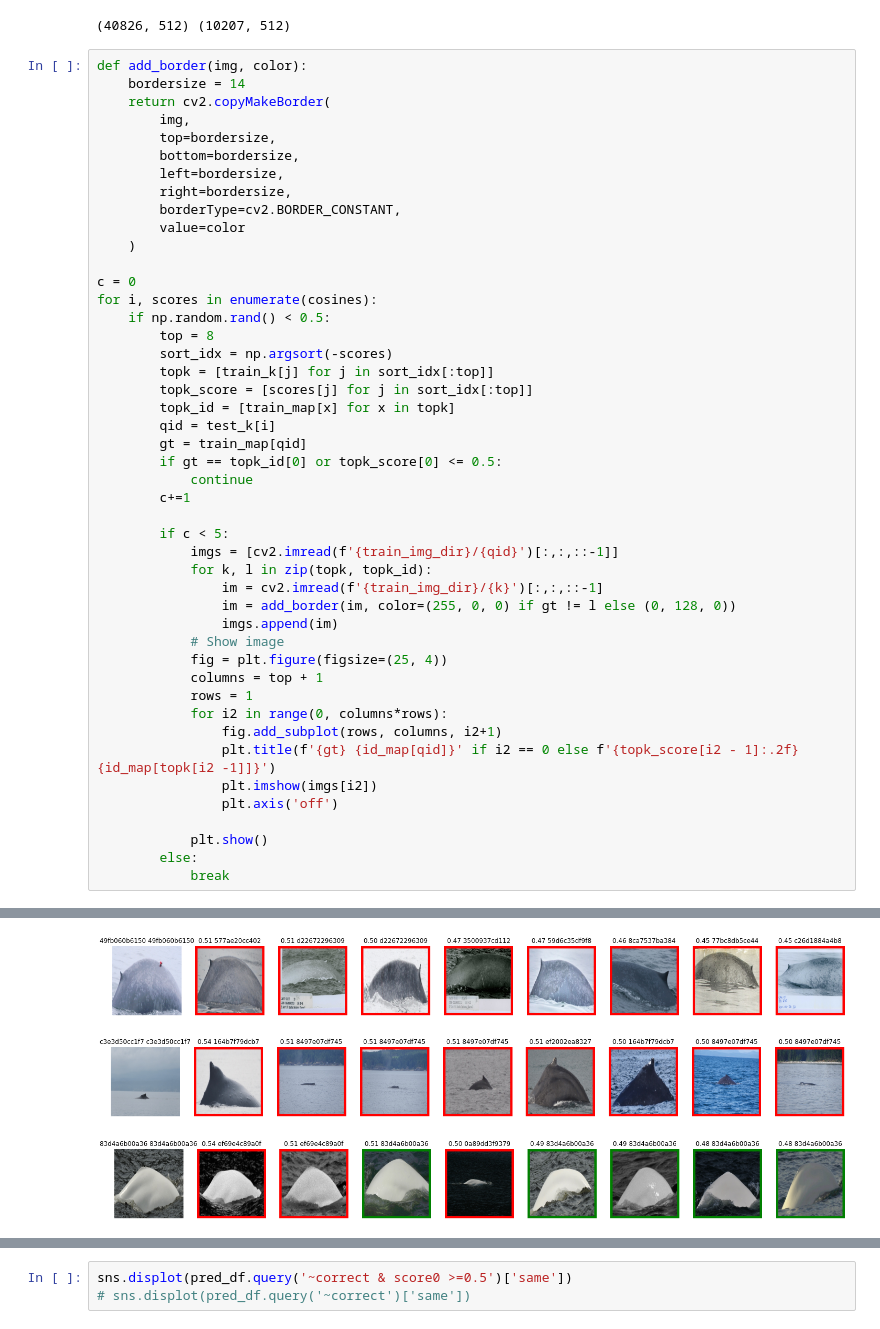
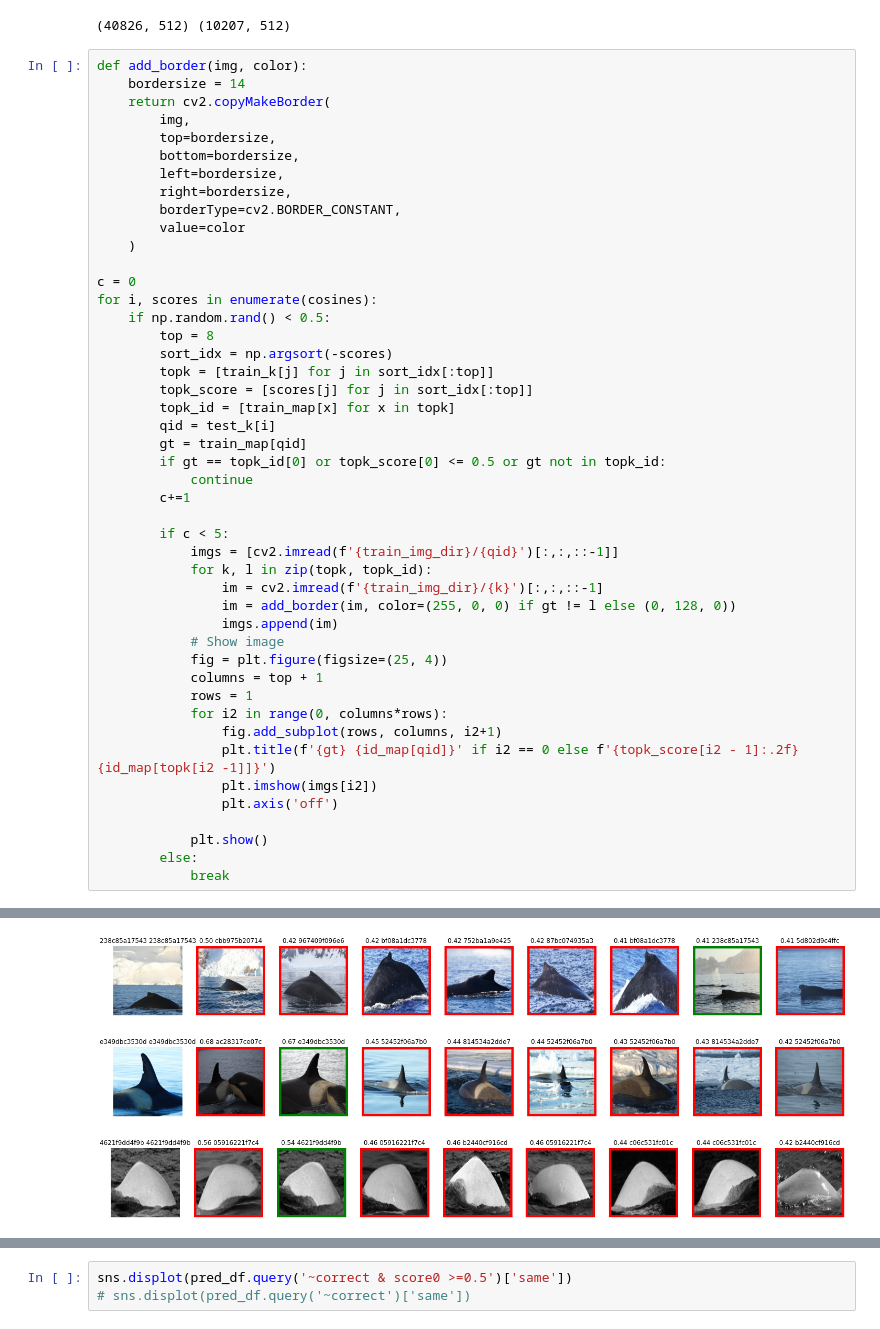
Before and after one commit to ptran1203/whale, a Jupyter notebook: eval.ipynb, the cells around one changed output, grey strips where cells are left out. Saved outputs shown, nothing was run; the diff lists cells and outputs as text.

```diff
--- a/eval.ipynb
+++ b/eval.ipynb
@@ -142,7 +142,7 @@ for i, scores in enumerate(cosines):
         topk_id = [train_map[x] for x in topk]
         qid = test_k[i]
         gt = train_map[qid]
-        if gt == topk_id[0] or topk_score[0] <= 0.5:
+        if gt == topk_id[0] or topk_score[0] <= 0.5 or gt not in topk_id:
             continue
         c+=1
 
@@ -170,4 +170,4 @@ for i, scores in enumerate(cosines):
-[figure, old version]
+[figure, new version]
-[figure, old version]
+[figure, new version]
-[figure, old version]
+[figure, new version]
 # %%
```
Also changed, not shown: parts of 3 cells of this notebook, 1 other file.
